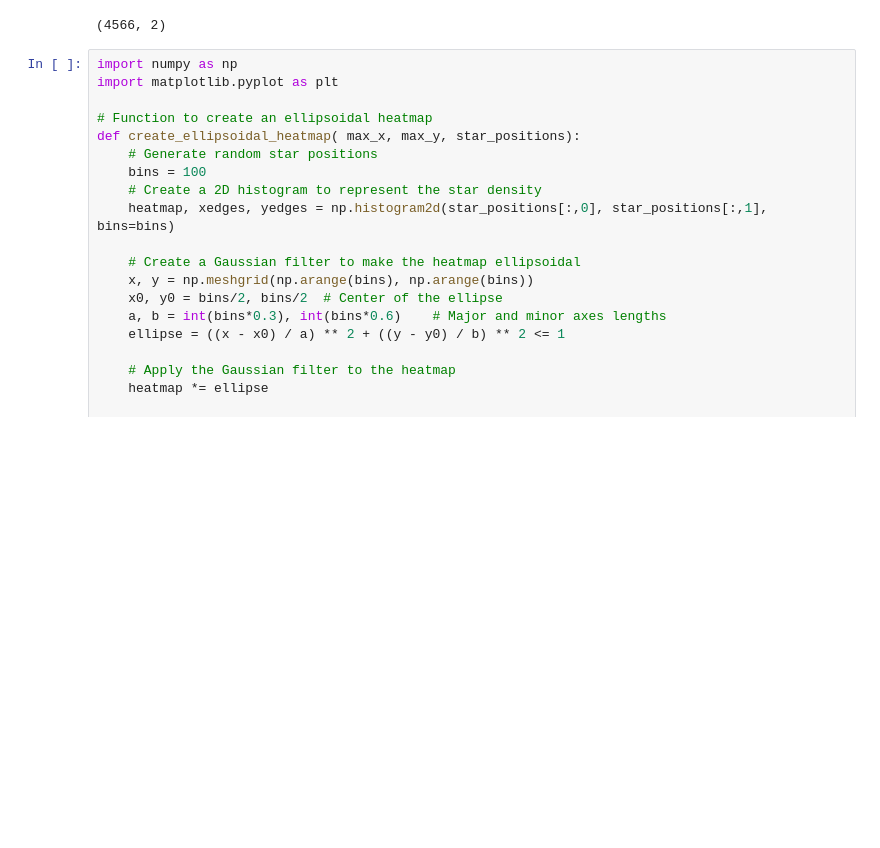
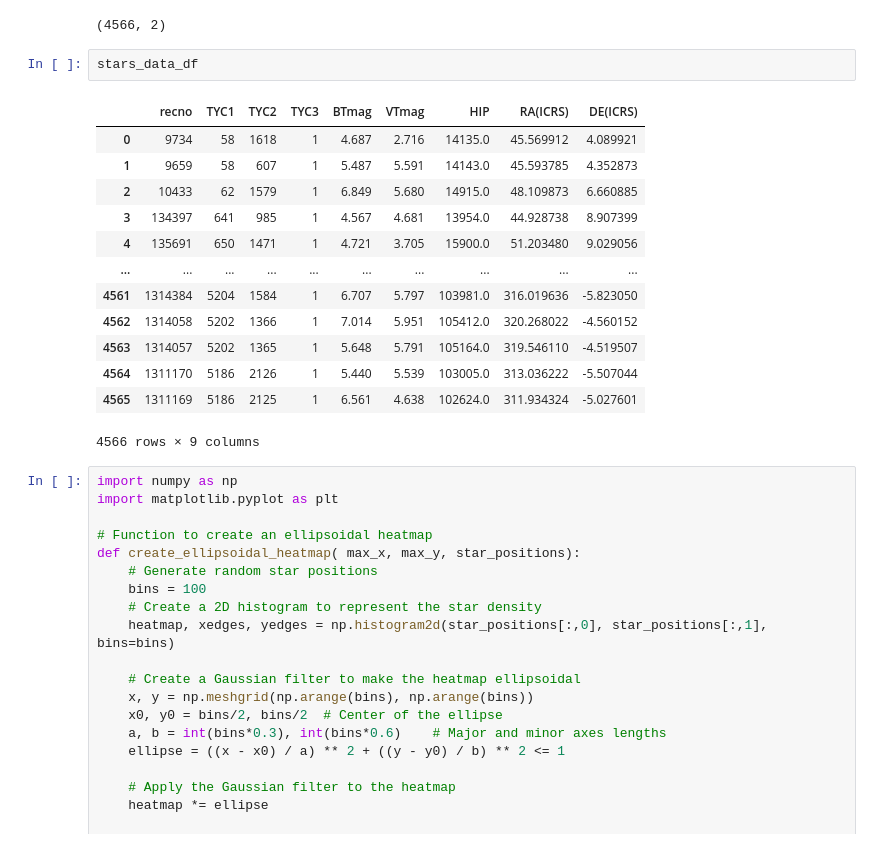
Before and after one commit to I-Zuniga/Event_Star_tracker, a Jupyter notebook: jupyter_notebooks/performace_plots.ipynb, the cells around one changed output. Saved outputs shown, nothing was run; the diff lists cells and outputs as text; blank space fills up the shorter version.

```diff
--- a/jupyter_notebooks/performace_plots.ipynb
+++ b/jupyter_notebooks/performace_plots.ipynb
@@ -79,6 +76,22 @@ if isinstance(stars_data_df, pd.DataFrame):
 print(stars_data.shape)
 # %% [output]
 (4566, 2)
+# %%
+stars_data_df
+# %% [output]
+|  | recno | TYC1 | TYC2 | TYC3 | BTmag | VTmag | HIP | RA(ICRS) | DE(ICRS) |
+| 0 | 9734 | 58 | 1618 | 1 | 4.687 | 2.716 | 14135.0 | 45.569912 | 4.089921 |
+| 1 | 9659 | 58 | 607 | 1 | 5.487 | 5.591 | 14143.0 | 45.593785 | 4.352873 |
+| 2 | 10433 | 62 | 1579 | 1 | 6.849 | 5.680 | 14915.0 | 48.109873 | 6.660885 |
+| 3 | 134397 | 641 | 985 | 1 | 4.567 | 4.681 | 13954.0 | 44.928738 | 8.907399 |
+| 4 | 135691 | 650 | 1471 | 1 | 4.721 | 3.705 | 15900.0 | 51.203480 | 9.029056 |
+| ... | ... | ... | ... | ... | ... | ... | ... | ... | ... |
+| 4561 | 1314384 | 5204 | 1584 | 1 | 6.707 | 5.797 | 103981.0 | 316.019636 | -5.823050 |
+| 4562 | 1314058 | 5202 | 1366 | 1 | 7.014 | 5.951 | 105412.0 | 320.268022 | -4.560152 |
+| 4563 | 1314057 | 5202 | 1365 | 1 | 5.648 | 5.791 | 105164.0 | 319.546110 | -4.519507 |
+| 4564 | 1311170 | 5186 | 2126 | 1 | 5.440 | 5.539 | 103005.0 | 313.036222 | -5.507044 |
+| 4565 | 1311169 | 5186 | 2125 | 1 | 6.561 | 4.638 | 102624.0 | 311.934324 | -5.027601 |
+4566 rows × 9 columns
 # %%
 import numpy as np
 import matplotlib.pyplot as plt
```
Also changed, not shown: parts of 11 cells of this notebook, 2 other files.
